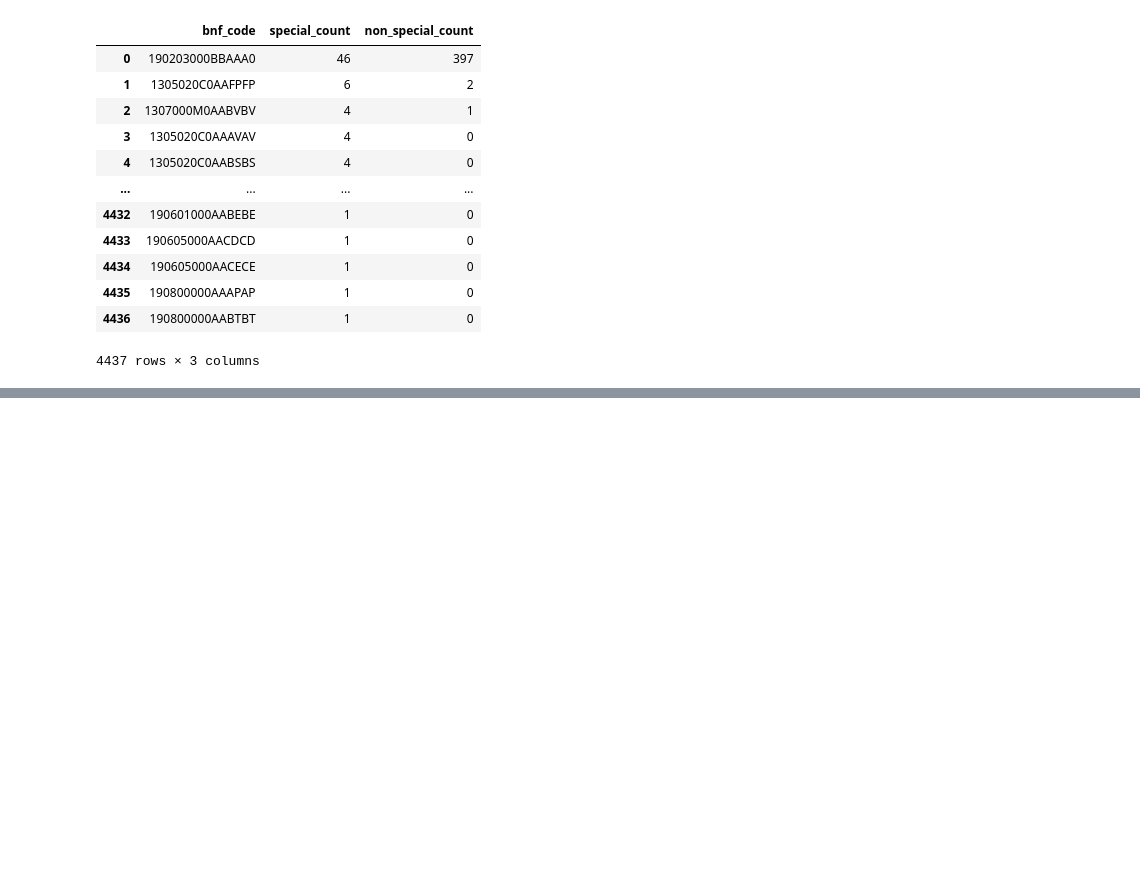
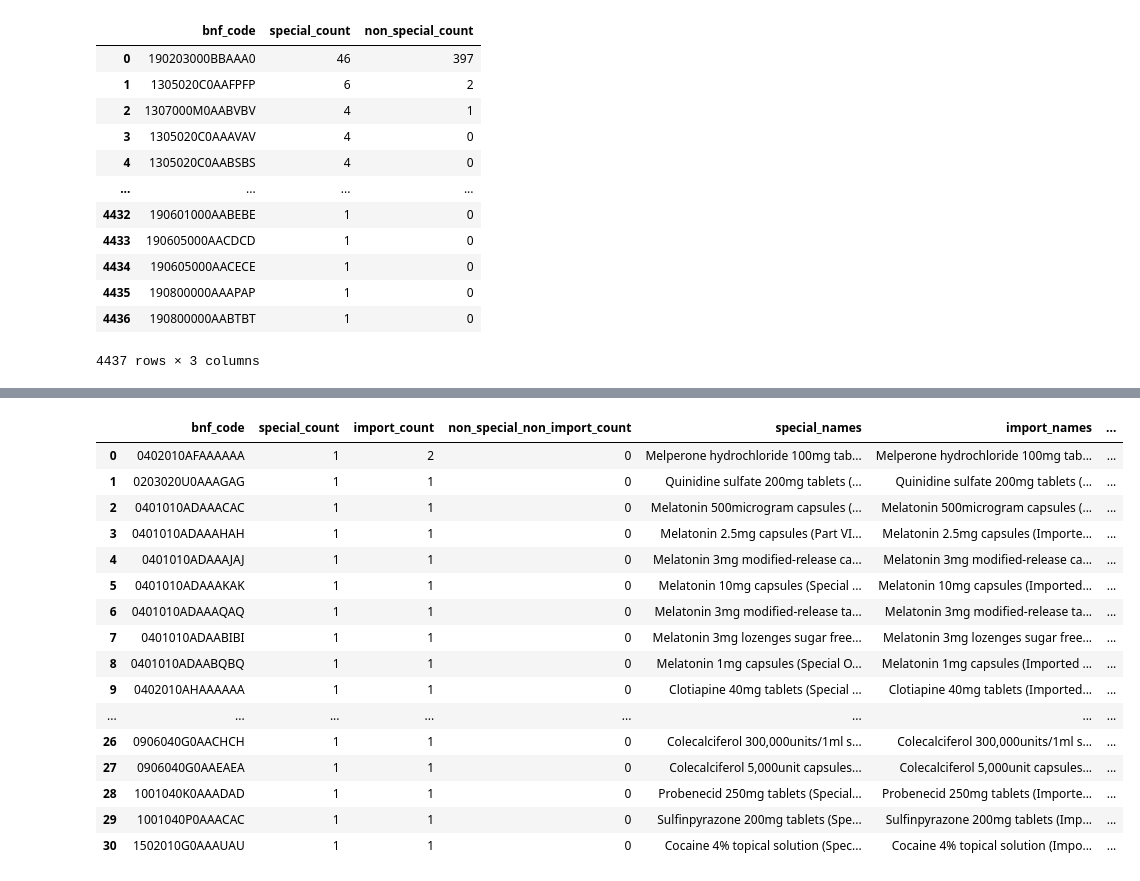
Before and after one commit to ebmdatalab/op-specials-measure, a Jupyter notebook: notebooks/Specials_analysis.ipynb, the cells around one changed output, grey strips where cells are left out. Saved outputs shown, nothing was run; the diff lists cells and outputs as text; code cells hidden in the pictures; blank space fills up the shorter version.

```diff
--- a/notebooks/Specials_analysis.ipynb
+++ b/notebooks/Specials_analysis.ipynb
@@ -504,0 +533,54 @@ spec_non_spec_count_named_DF.to_csv('results.csv')
+# %%
+sql = '''
+SELECT
+    amp.bnf_code,
+    SUM(CASE WHEN (amp.avail_restrict = 6) THEN 1 ELSE 0 END) AS special_count,
+    SUM(CASE WHEN (amp.avail_restrict = 4) THEN 1 ELSE 0 END) AS import_count,
+    SUM(CASE WHEN (amp.avail_restrict != 6 AND amp.avail_restrict != 9 AND amp.avail_restrict != 4) THEN 1 ELSE 0 END) AS non_special_non_import_count,
+    STRING_AGG(DISTINCT CASE WHEN amp.avail_restrict = 6 THEN amp.descr ELSE NULL END, ', ') AS special_names,
+    STRING_AGG(DISTINCT CASE WHEN (amp.avail_restrict = 4) THEN amp.descr ELSE NULL END, ', ') AS import_names,
+    STRING_AGG(DISTINCT CASE WHEN (amp.avail_restrict != 6 AND amp.avail_restrict != 9 AND amp.avail_restrict != 4) THEN amp.descr ELSE NULL END, ', ') AS non_special_names,
+    STRING_AGG(DISTINCT vmp.nm, ', ') AS vpm_names
+FROM
+    `ebmdatalab.dmd.amp` AS amp
+LEFT JOIN
+    `ebmdatalab.dmd.vmp` AS vmp
+ON
+    amp.bnf_code = vmp.bnf_code
+WHERE
+    amp.bnf_code IS NOT NULL
+    AND
+    amp.bnf_code != '190203000BBAAA0' --  Exclude homeopathic products as total mix of specials and none specials but minimal impact on cost ~£2600 across England over 12 months
+GROUP BY
+    amp.bnf_code
+HAVING
+    special_count > 0
+    AND
+    import_count >0
+    AND
+    non_special_non_import_count = 0
+ORDER BY
+    import_count DESC;
+'''
+spec_imported_non_spec_count_named_DF = bq.cached_read(sql, csv_path=os.path.join('../','data','spec_imported_non_spec_count_named.csv'))
+
+with pd.option_context('display.max_rows', 100):
+    display(spec_imported_non_spec_count_named_DF.head(100))
+# %% [output]
+|  | bnf_code | special_count | import_count | non_special_non_import_count | special_names | import_names | ... |
+| 0 | 0402010AFAAAAAA | 1 | 2 | 0 | Melperone hydrochloride 100mg tab... | Melperone hydrochloride 100mg tab... | ... |
+| 1 | 0203020U0AAAGAG | 1 | 1 | 0 | Quinidine sulfate 200mg tablets (... | Quinidine sulfate 200mg tablets (... | ... |
+| 2 | 0401010ADAAACAC | 1 | 1 | 0 | Melatonin 500microgram capsules (... | Melatonin 500microgram capsules (... | ... |
+| 3 | 0401010ADAAAHAH | 1 | 1 | 0 | Melatonin 2.5mg capsules (Part VI... | Melatonin 2.5mg capsules (Importe... | ... |
+| 4 | 0401010ADAAAJAJ | 1 | 1 | 0 | Melatonin 3mg modified-release ca... | Melatonin 3mg modified-release ca... | ... |
+| 5 | 0401010ADAAAKAK | 1 | 1 | 0 | Melatonin 10mg capsules (Special ... | Melatonin 10mg capsules (Imported... | ... |
+| 6 | 0401010ADAAAQAQ | 1 | 1 | 0 | Melatonin 3mg modified-release ta... | Melatonin 3mg modified-release ta... | ... |
+| 7 | 0401010ADAABIBI | 1 | 1 | 0 | Melatonin 3mg lozenges sugar free... | Melatonin 3mg lozenges sugar free... | ... |
+| 8 | 0401010ADAABQBQ | 1 | 1 | 0 | Melatonin 1mg capsules (Special O... | Melatonin 1mg capsules (Imported ... | ... |
+| 9 | 0402010AHAAAAAA | 1 | 1 | 0 | Clotiapine 40mg tablets (Special ... | Clotiapine 40mg tablets (Imported... | ... |
+| ... | ... | ... | ... | ... | ... | ... | ... |
+| 26 | 0906040G0AACHCH | 1 | 1 | 0 | Colecalciferol 300,000units/1ml s... | Colecalciferol 300,000units/1ml s... | ... |
+| 27 | 0906040G0AAEAEA | 1 | 1 | 0 | Colecalciferol 5,000unit capsules... | Colecalciferol 5,000unit capsules... | ... |
+| 28 | 1001040K0AAADAD | 1 | 1 | 0 | Probenecid 250mg tablets (Special... | Probenecid 250mg tablets (Importe... | ... |
+| 29 | 1001040P0AAACAC | 1 | 1 | 0 | Sulfinpyrazone 200mg tablets (Spe... | Sulfinpyrazone 200mg tablets (Imp... | ... |
+| 30 | 1502010G0AAAUAU | 1 | 1 | 0 | Cocaine 4% topical solution (Spec... | Cocaine 4% topical solution (Impo... | ... |
```
Also changed, not shown: parts of 21 cells of this notebook, 2 other files.
